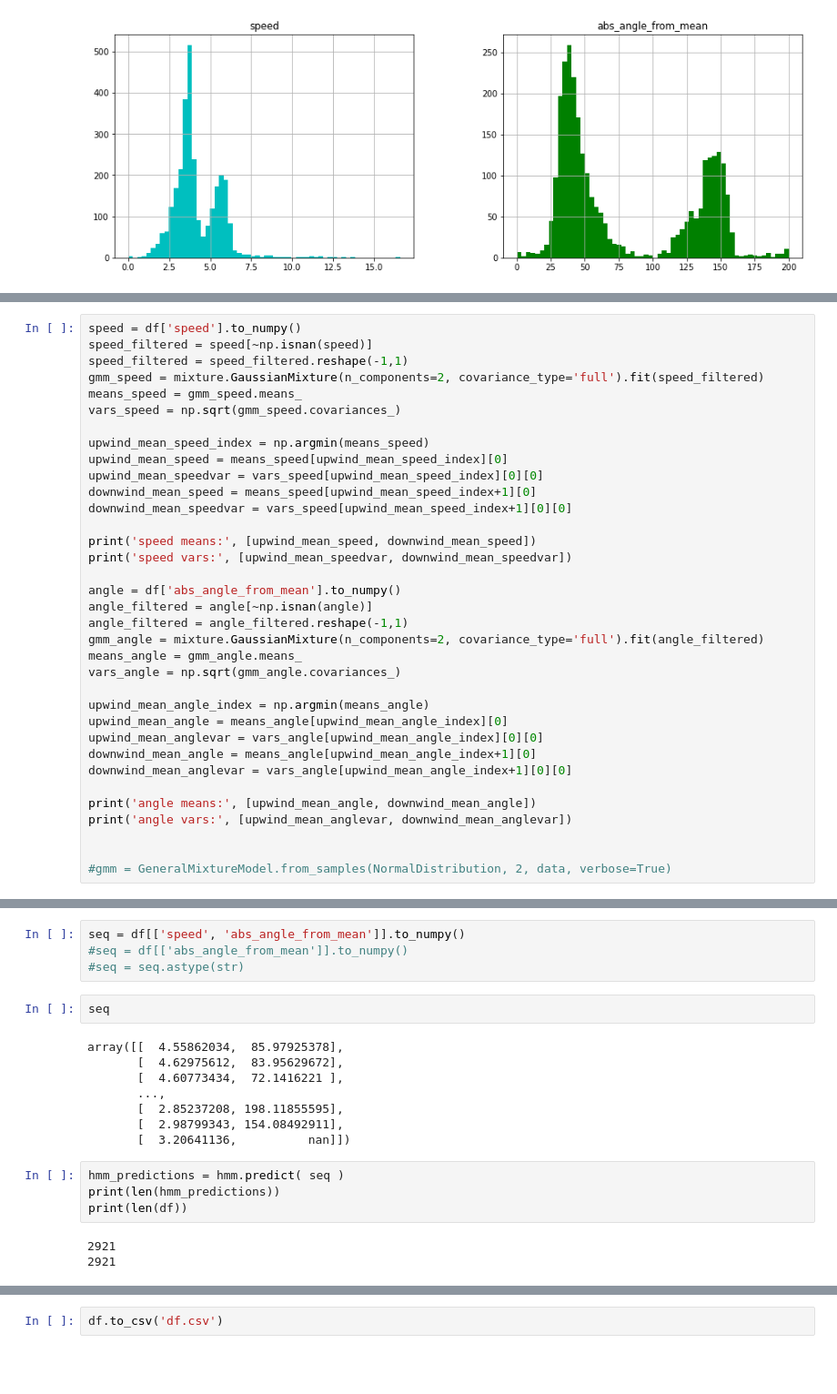
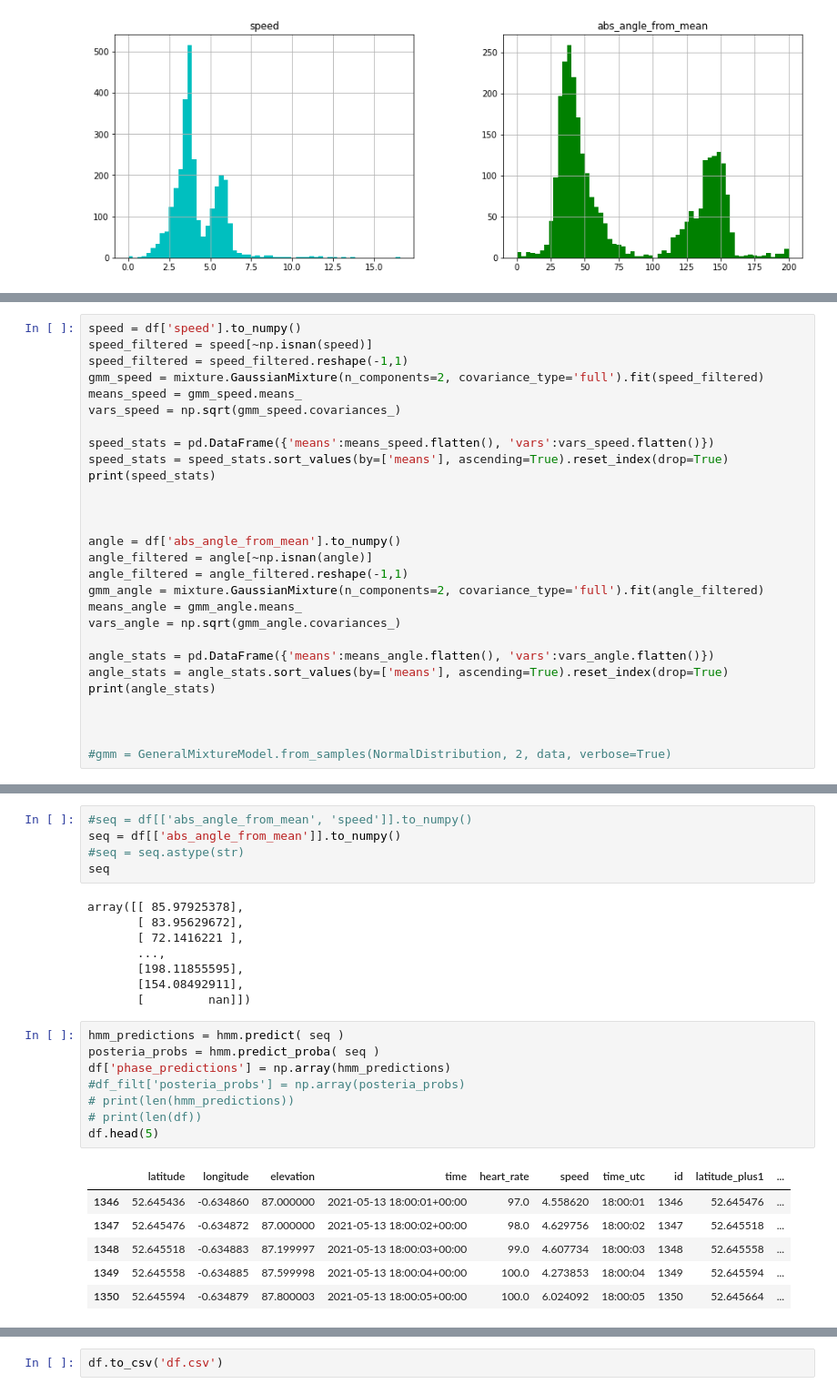
Before and after one commit to cd205/gps_sail_perf, a Jupyter notebook: EDA.ipynb, the cells around one changed output, grey strips where cells are left out. Shown at 91% size. Drawn from its saved outputs; the diff is of its cells as text; blank space fills up the shorter version.

```diff
--- a/EDA.ipynb
+++ b/EDA.ipynb
@@ -234,14 +239,11 @@ gmm_speed = mixture.GaussianMixture(n_components=2, covariance_type='full').fit(
 means_speed = gmm_speed.means_
 vars_speed = np.sqrt(gmm_speed.covariances_)
 
-upwind_mean_speed_index = np.argmin(means_speed)
-upwind_mean_speed = means_speed[upwind_mean_speed_index][0]
-upwind_mean_speedvar = vars_speed[upwind_mean_speed_index][0][0]
-downwind_mean_speed = means_speed[upwind_mean_speed_index+1][0]
-downwind_mean_speedvar = vars_speed[upwind_mean_speed_index+1][0][0]
+speed_stats = pd.DataFrame({'means':means_speed.flatten(), 'vars':vars_speed.flatten()})
+speed_stats = speed_stats.sort_values(by=['means'], ascending=True).reset_index(drop=True)
+print(speed_stats)
 
-print('speed means:', [upwind_mean_speed, downwind_mean_speed])
-print('speed vars:', [upwind_mean_speedvar, downwind_mean_speedvar])
+
 
 angle = df['abs_angle_from_mean'].to_numpy()
 angle_filtered = angle[~np.isnan(angle)]
@@ -250,14 +252,10 @@ gmm_angle = mixture.GaussianMixture(n_components=2, covariance_type='full').fit(
 means_angle = gmm_angle.means_
 vars_angle = np.sqrt(gmm_angle.covariances_)
 
-upwind_mean_angle_index = np.argmin(means_angle)
-upwind_mean_angle = means_angle[upwind_mean_angle_index][0]
-upwind_mean_anglevar = vars_angle[upwind_mean_angle_index][0][0]
-downwind_mean_angle = means_angle[upwind_mean_angle_index+1][0]
-downwind_mean_anglevar = vars_angle[upwind_mean_angle_index+1][0][0]
+angle_stats = pd.DataFrame({'means':means_angle.flatten(), 'vars':vars_angle.flatten()})
+angle_stats = angle_stats.sort_values(by=['means'], ascending=True).reset_index(drop=True)
+print(angle_stats)
 
-print('angle means:', [upwind_mean_angle, downwind_mean_angle])
-print('angle vars:', [upwind_mean_anglevar, downwind_mean_anglevar])
 
 
 #gmm = GeneralMixtureModel.from_samples(NormalDistribution, 2, data, verbose=True)
@@ -301,25 +306,32 @@ hmm.add_transition( downwind, downwind, 0.9 )
 ''' ### Bake model ### '''
 hmm.bake()
 # %%
-seq = df[['speed', 'abs_angle_from_mean']].to_numpy()
-#seq = df[['abs_angle_from_mean']].to_numpy()
+#seq = df[['abs_angle_from_mean', 'speed']].to_numpy()
+seq = df[['abs_angle_from_mean']].to_numpy()
 #seq = seq.astype(str)
+seq
+# %% [output]
+array([[ 85.97925378],
+       [ 83.95629672],
+       [ 72.1416221 ],
+       ...,
+       [198.11855595],
+       [154.08492911],
+       [         nan]])
-# %%
-seq
-# %% [output]
-array([[  4.55862034,  85.97925378],
-       [  4.62975612,  83.95629672],
-       [  4.60773434,  72.1416221 ],
-       ...,
-       [  2.85237208, 198.11855595],
-       [  2.98799343, 154.08492911],
-       [  3.20641136,          nan]])
 # %%
 hmm_predictions = hmm.predict( seq )
-print(len(hmm_predictions))
-print(len(df))
+posteria_probs = hmm.predict_proba( seq )
+df['phase_predictions'] = np.array(hmm_predictions)
+#df_filt['posteria_probs'] = np.array(posteria_probs)
+# print(len(hmm_predictions))
+# print(len(df))
+df.head(5)
 # %% [output]
-2921
-2921
+|  | latitude | longitude | elevation | time | heart_rate | speed | time_utc | id | latitude_plus1 | ... |
+| 1346 | 52.645436 | -0.634860 | 87.000000 | 2021-05-13 18:00:01+00:00 | 97.0 | 4.558620 | 18:00:01 | 1346 | 52.645476 | ... |
+| 1347 | 52.645476 | -0.634872 | 87.000000 | 2021-05-13 18:00:02+00:00 | 98.0 | 4.629756 | 18:00:02 | 1347 | 52.645518 | ... |
+| 1348 | 52.645518 | -0.634883 | 87.199997 | 2021-05-13 18:00:03+00:00 | 99.0 | 4.607734 | 18:00:03 | 1348 | 52.645558 | ... |
+| 1349 | 52.645558 | -0.634885 | 87.599998 | 2021-05-13 18:00:04+00:00 | 100.0 | 4.273853 | 18:00:04 | 1349 | 52.645594 | ... |
+| 1350 | 52.645594 | -0.634879 | 87.800003 | 2021-05-13 18:00:05+00:00 | 100.0 | 6.024092 | 18:00:05 | 1350 | 52.645664 | ... |
 # %%
 df['phase_prediction'] = hmm_predictions
```
Also changed, not shown: parts of 9 cells of this notebook, 3 other files.
